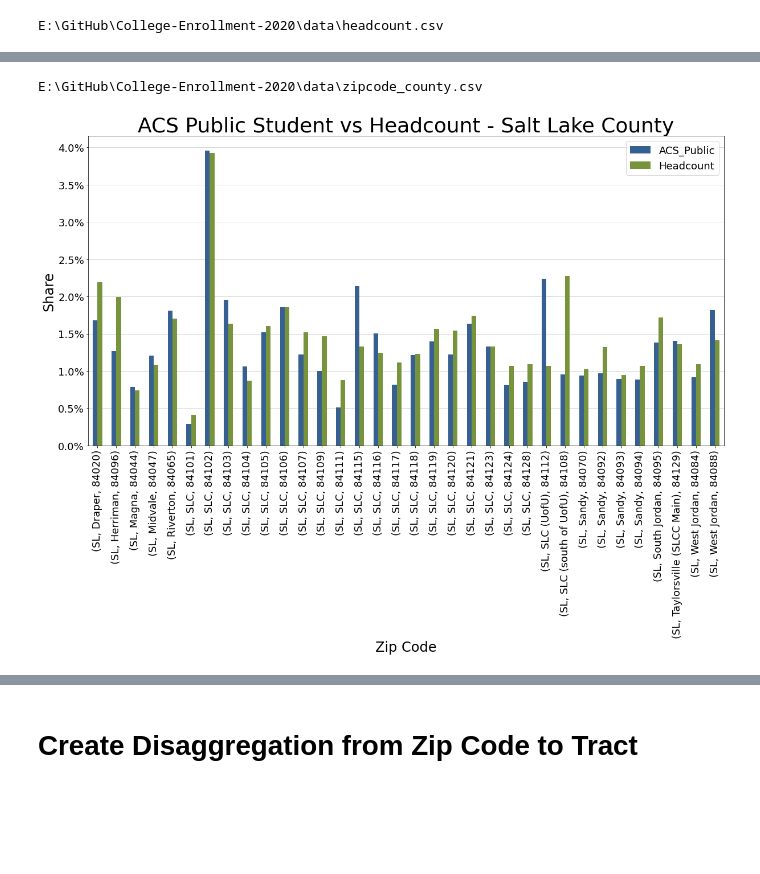
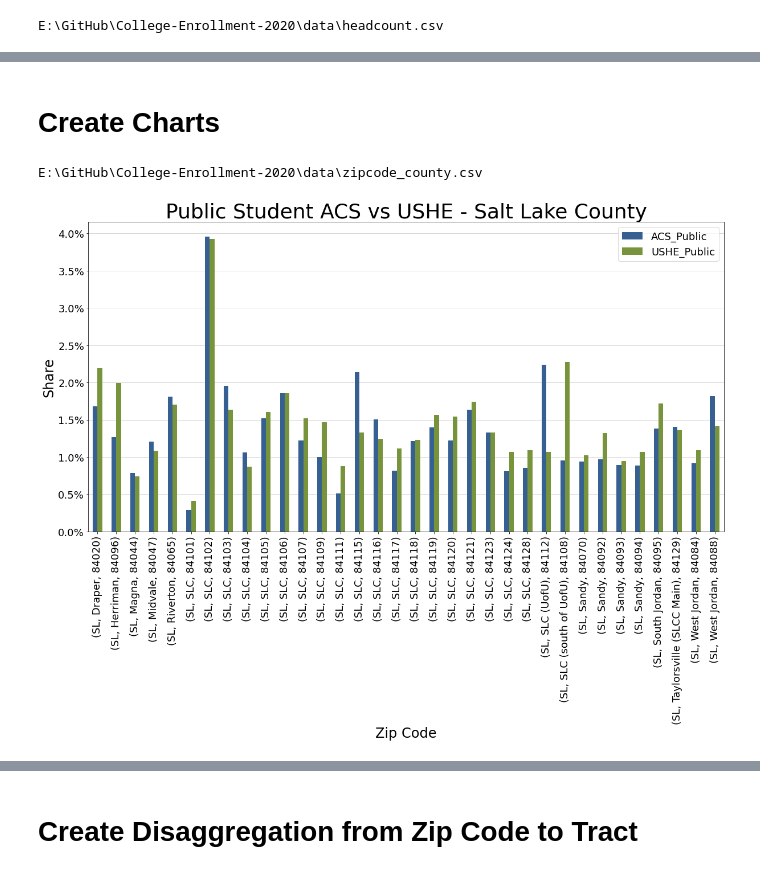
Before and after one commit to WFRCAnalytics/TDM-INP-College-Enrollment-2020, a Jupyter notebook: ACS College Student Data.ipynb, the cells around one changed output, grey strips where cells are left out. Drawn from its saved outputs; the diff is of its cells as text; code cells hidden in the pictures; blank space fills up the shorter version.

```diff
--- a/ACS College Student Data.ipynb
+++ b/ACS College Student Data.ipynb
@@ -513,26 +532,26 @@ df_acs_hc_zip.head()
 # %%
 #create date frame for totals used in shares calc
-df_acs_hc_zip_totals = df_acs_hc_zip.sum()
+df_acs_ushe_zip_totals = df_acs_ushe_zip.sum()
 
 #variables for holding totals that will be used in cacluating shares
-public_Total = df_acs_hc_zip_totals.filter(items=([public])).iloc[0]
-private_Total = df_acs_hc_zip_totals.filter(items=([private])).iloc[0]
-total_Total = df_acs_hc_zip_totals.filter(items=([total])).iloc[0]
-Headcount_Total =  df_acs_hc_zip_totals.filter(items=(['Headcount'])).iloc[0]
+public_Total = df_acs_ushe_zip_totals.filter(items=([public])).iloc[0]
+private_Total = df_acs_ushe_zip_totals.filter(items=([private])).iloc[0]
+total_Total = df_acs_ushe_zip_totals.filter(items=([total])).iloc[0]
+public_ushe_Total =  df_acs_ushe_zip_totals.filter(items=([public_ushe])).iloc[0]
 
 print(public_Total)
 print(private_Total)
 print(total_Total)
-print(Headcount_Total)
+print(public_ushe_Total)
 
 #calcuate shares
-df_acs_hc_zip[public + "_Share"] = df_acs_hc_zip[public] / public_Total * 100
-df_acs_hc_zip[private + "_Share"] = df_acs_hc_zip[private] / private_Total * 100
-df_acs_hc_zip[total + "_Share"] = df_acs_hc_zip[total] / total_Total * 100
-df_acs_hc_zip["Headcount_Share"] = df_acs_hc_zip.Headcount / Headcount_Total * 100
+df_acs_ushe_zip[public + "_Share"] = df_acs_ushe_zip[public] / public_Total * 100
+df_acs_ushe_zip[private + "_Share"] = df_acs_ushe_zip[private] / private_Total * 100
+df_acs_ushe_zip[total + "_Share"] = df_acs_ushe_zip[total] / total_Total * 100
+df_acs_ushe_zip[public_ushe + "_Share"] = df_acs_ushe_zip[public_ushe] / public_ushe_Total * 100
 
 #check output
-print(df_acs_hc_zip.sum())
+print(df_acs_ushe_zip.sum())
 # %% [output]
 135336.0
 63145.0
@@ -553,6 +574,6 @@ dtype: float64
 # %%
 #calculate differences between two dataframes
-df_acs_hc_zip['Diff'] =  df_acs_hc_zip.apply(lambda row: df_acs_hc_zip[public].iloc[row.name] - row.Headcount, axis = 1)
-df_acs_hc_zip['Diff_Share'] =  df_acs_hc_zip.apply(lambda row: df_acs_hc_zip[public+'_Share'].iloc[row.name] - row.Headcount_Share, axis = 1)
-df_acs_hc_zip.head()
+df_acs_ushe_zip['Public_Diff'] =  df_acs_ushe_zip.apply(lambda row: df_acs_ushe_zip[public].iloc[row.name] - df_acs_ushe_zip[public_ushe].iloc[row.name], axis = 1)
+df_acs_ushe_zip['Public_Diff_Share'] =  df_acs_ushe_zip.apply(lambda row: df_acs_ushe_zip[public+'_Share'].iloc[row.name] - df_acs_ushe_zip[public_ushe+'_Share'].iloc[row.name], axis = 1)
+df_acs_ushe_zip.head()
 # %% [output]
@@ -566,9 +587,9 @@ df_acs_hc_zip.head()
 #join back to tract sdf to display results
 #add field to join to and join
 sdf_zip['zip5int'] =  sdf_zip.apply(lambda row: int(row.zip5), axis = 1)
-sdf_acs_hc_zip = pd.merge(sdf_zip, df_acs_hc_zip, on='zip5int', how='inner')
+sdf_acs_ushe_zip = pd.merge(sdf_zip, df_acs_ushe_zip, on='zip5int', how='inner')
 
-sdf_acs_hc_zip.head()
+sdf_acs_ushe_zip.head()
 # %% [output]
 |  | FID | zip5_x | countynbr | name | symbol | SHAPE | zip5int | zip5_y | ACS_Public | ACS_Private | ... |
 | 0 | 11 | 84045 | 25 | SARATOGA SPRINGS | 2 | {'rings': [[[-111.94410643903683,... | 84045 | 84045 | 608 | 214 | ... |
@@ -680,3 +680,5 @@ sdf_acs_hc_zip[['zip5int',public,'Headcount','Diff',public + '_Share','Headcount
+# %% [markdown]
+# Create Charts
 # %%
 #get further zip data for chart filtering
 csv_zipcounty = os.path.join(data_folder, 'zipcode_county.csv')
@@ -686,15 +688,15 @@ df_zipcounty = pd.read_csv(csv_zipcounty)
 # %% [output]
 E:\GitHub\College-Enrollment-2020\data\zipcode_county.csv
 # %%
-df_chart = pd.merge(sdf_acs_hc_zip, df_zipcounty, left_on="zip5int", right_on="Zip_Code", how="inner")
+df_chart = pd.merge(sdf_acs_ushe_zip, df_zipcounty, left_on="zip5int", right_on="Zip_Code", how="inner")
 # %%
-axr = df_chart.groupby(['County','City','zip5int']).agg({public + '_Share': [np.sum],'Headcount_Share': [np.sum]}).filter(like='SL', axis=0).plot.bar(figsize=(20,10), fontsize=18, color={"#376092", "#77933c"}, zorder=10)
+axr = df_chart.groupby(['County','City','zip5int']).agg({public + '_Share': [np.sum],public_ushe + '_Share': [np.sum]}).filter(like='SL', axis=0).plot.bar(figsize=(20,10), fontsize=18, color={"#376092", "#77933c"}, zorder=10)
 axr.set_xlabel("Zip Code", fontsize=24)
 axr.set_ylabel("Share", fontsize=24)
-axr.set_title("ACS Public Student vs Headcount - Salt Lake County", fontsize=36)
-axr.legend([public, "Headcount"], prop=dict(size=18))
+axr.set_title("Public Student ACS vs USHE - Salt Lake County", fontsize=36)
+axr.legend([public, public_ushe], prop=dict(size=18))
 axr.grid('on', which='major', axis='y', linestyle='-', linewidth=0.5, zorder=1)
 axr.yaxis.set_major_formatter(mtick.PercentFormatter(100,1))
 # %% [output]
-[figure, old version]
+[figure, new version]
 # %%
```
Also changed, not shown: parts of 67 cells of this notebook, 1 other file.
